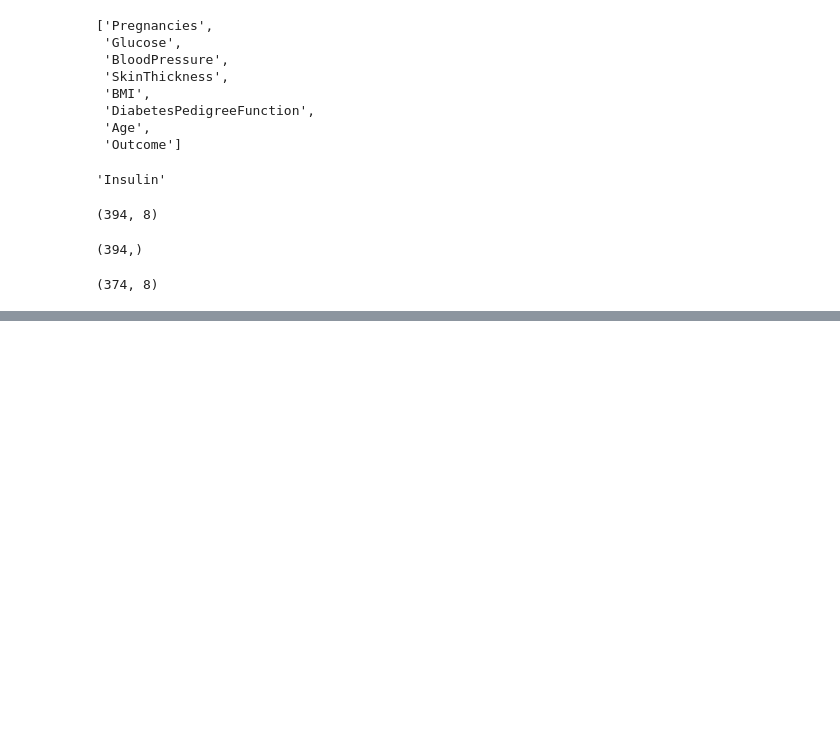
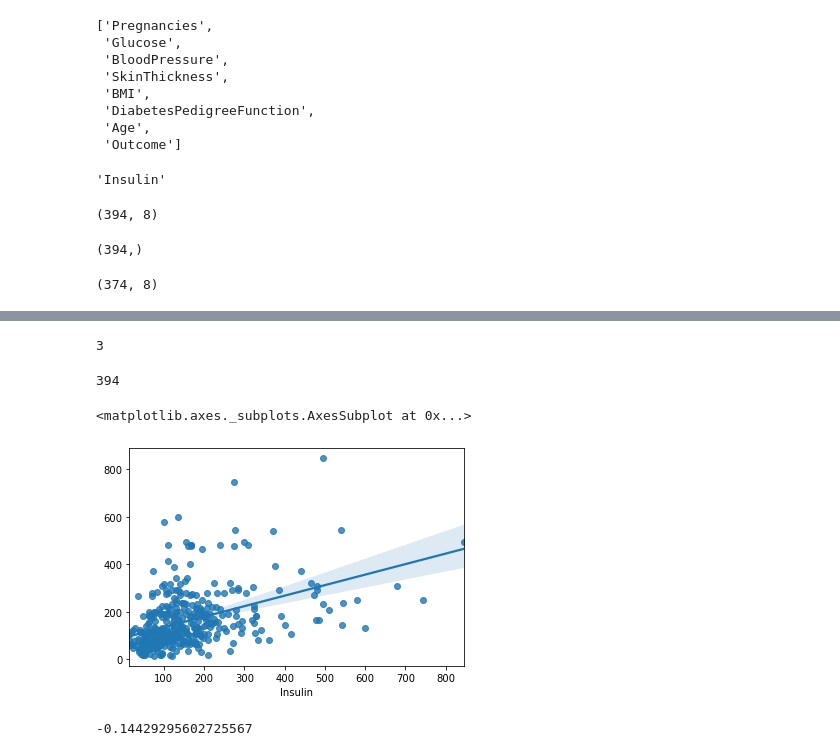
Before and after one commit to swoos91/KaggleStudy, a Jupyter notebook: Diabetes/Diabetes_reg.ipynb, the cells around one changed output, grey strips where cells are left out. Drawn from its saved outputs; the diff is of its cells as text; code cells hidden in the pictures; blank space fills up the shorter version.

```diff
--- a/Diabetes/Diabetes_reg.ipynb
+++ b/Diabetes/Diabetes_reg.ipynb
@@ -76,0 +79,5 @@ y_test.shape
+# %%
+from sklearn.tree import DecisionTreeRegressor
+
+model = DecisionTreeRegressor(random_state = 42)
+model
@@ -76,0 +86,2 @@ y_test.shape
+# %%
+model.fit(X_train, y_train)
@@ -76,0 +90,5 @@ y_test.shape
+# %%
+from sklearn.model_selection import cross_val_predict
+
+y_pred = cross_val_predict(model, X_train, y_train, cv=5, verbose=2, n_jobs=-1)
+y_pred
@@ -76,0 +115,19 @@ y_test.shape
+# %%
+(y_pred == y_train).sum()
+# %% [output]
+3
+# %%
+len(y_train)
+# %% [output]
+394
+# %%
+sns.regplot(y_train, y_pred)
+# %% [output]
+<matplotlib.axes._subplots.AxesSubplot at 0x...>
+[figure, added]
+# %%
+from sklearn.metrics import r2_score
+
+r2_score(y_train, y_pred)
+# %% [output]
+-0.14429295602725567
```
Also changed, not shown: parts of 17 cells of this notebook.
